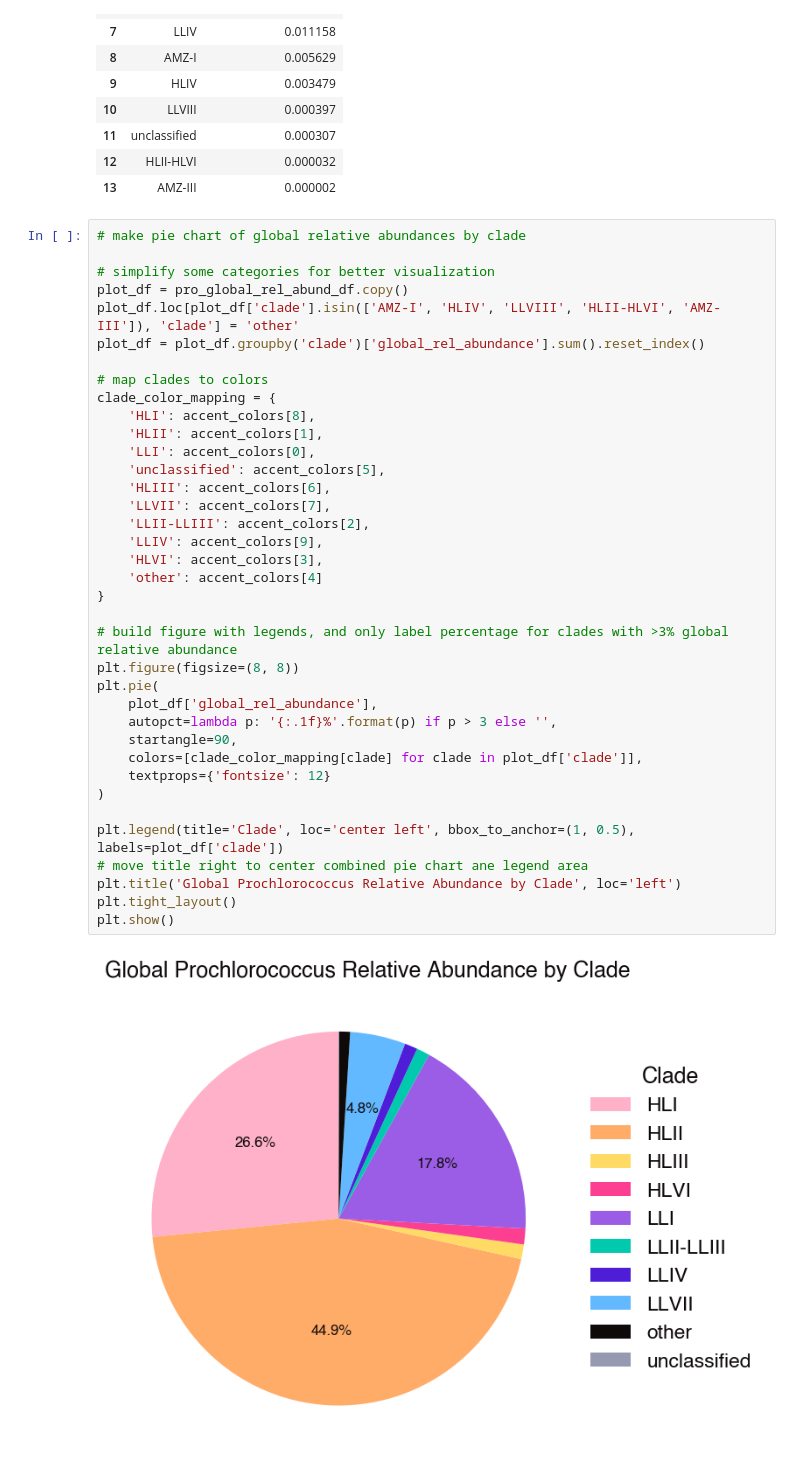
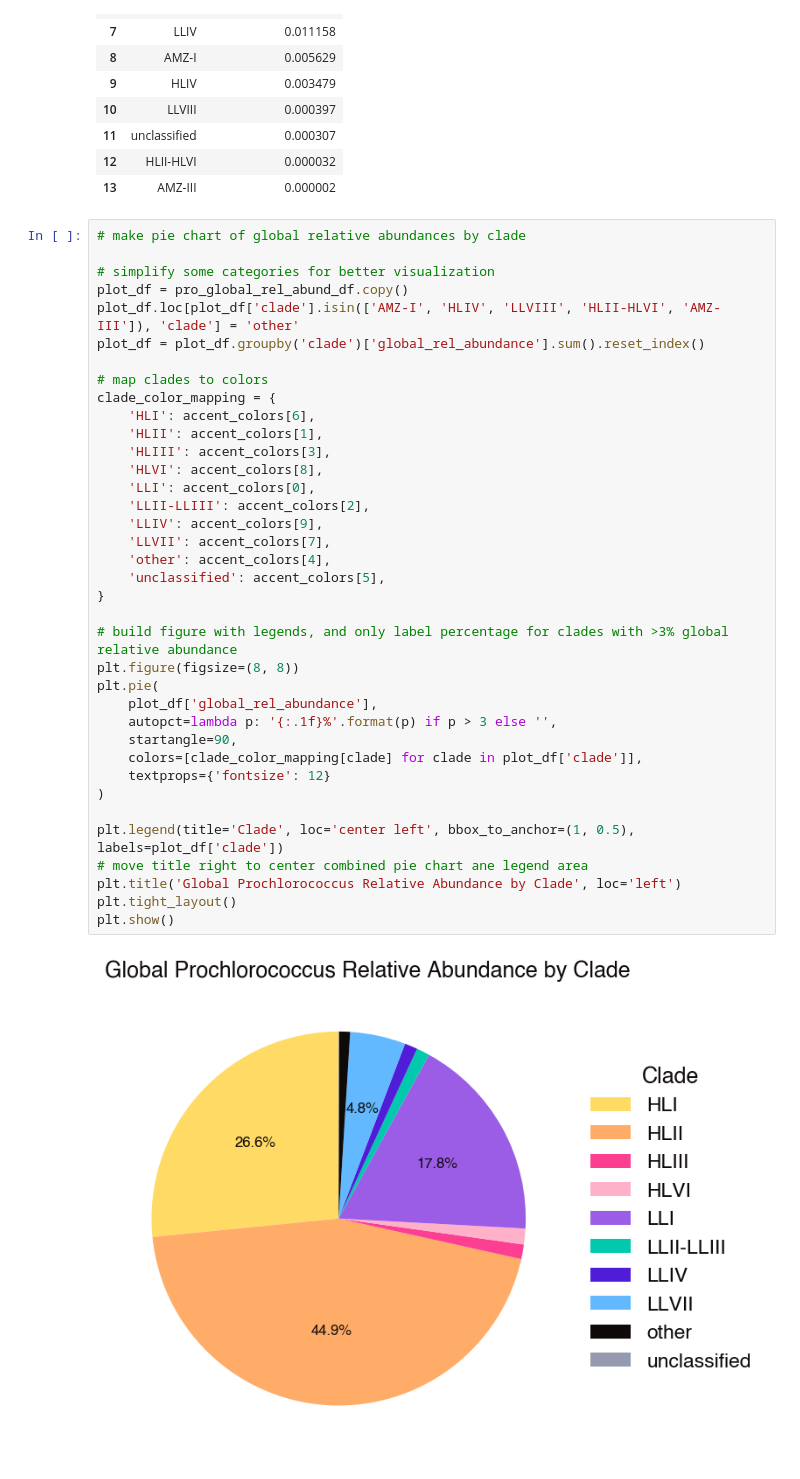
Before and after one commit to blasks/gene-prevalence, a Jupyter notebook: experiments/6-global-estimate.ipynb, the cells around one changed output. Cells and saved outputs as stored; diff of their text form.

```diff
--- a/experiments/6-global-estimate.ipynb
+++ b/experiments/6-global-estimate.ipynb
@@ -235,40 +235,40 @@ pro_global_rel_abund_df
 
 # simplify some categories for better visualization
 plot_df = pro_global_rel_abund_df.copy()
 plot_df.loc[plot_df['clade'].isin(['AMZ-I', 'HLIV', 'LLVIII', 'HLII-HLVI', 'AMZ-III']), 'clade'] = 'other'
 plot_df = plot_df.groupby('clade')['global_rel_abundance'].sum().reset_index()
 
 # map clades to colors
 clade_color_mapping = {
-    'HLI': accent_colors[8],
+    'HLI': accent_colors[6],
     'HLII': accent_colors[1],
+    'HLIII': accent_colors[3],
+    'HLVI': accent_colors[8],
     'LLI': accent_colors[0],
-    'unclassified': accent_colors[5],
-    'HLIII': accent_colors[6],
-    'LLVII': accent_colors[7],
     'LLII-LLIII': accent_colors[2],
     'LLIV': accent_colors[9],
-    'HLVI': accent_colors[3],
-    'other': accent_colors[4]
+    'LLVII': accent_colors[7],
+    'other': accent_colors[4],
+    'unclassified': accent_colors[5],
 }
 
 # build figure with legends, and only label percentage for clades with >3% global relative abundance
 plt.figure(figsize=(8, 8))
 plt.pie(
     plot_df['global_rel_abundance'],
     autopct=lambda p: '{:.1f}%'.format(p) if p > 3 else '',
     startangle=90,
     colors=[clade_color_mapping[clade] for clade in plot_df['clade']],
     textprops={'fontsize': 12}
 )
 
 plt.legend(title='Clade', loc='center left', bbox_to_anchor=(1, 0.5), labels=plot_df['clade'])
 # move title right to center combined pie chart ane legend area
 plt.title('Global Prochlorococcus Relative Abundance by Clade', loc='left')
 plt.tight_layout()
 plt.show()
 # %% [output]
-[figure, old version]
+[figure, new version]
 # %%
 # scaled pie chart of global relative abundances by biome-depth bin
 
```
Also changed, not shown: parts of 1 cell of this notebook, 3 other files.
